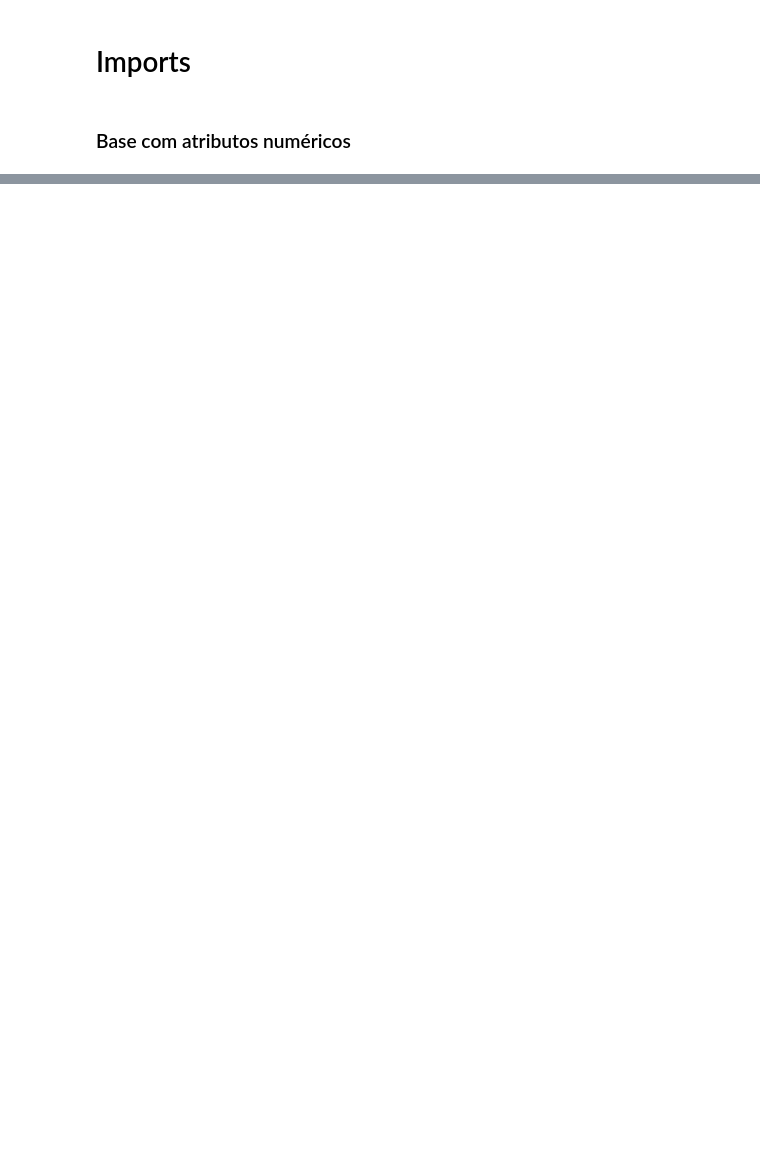
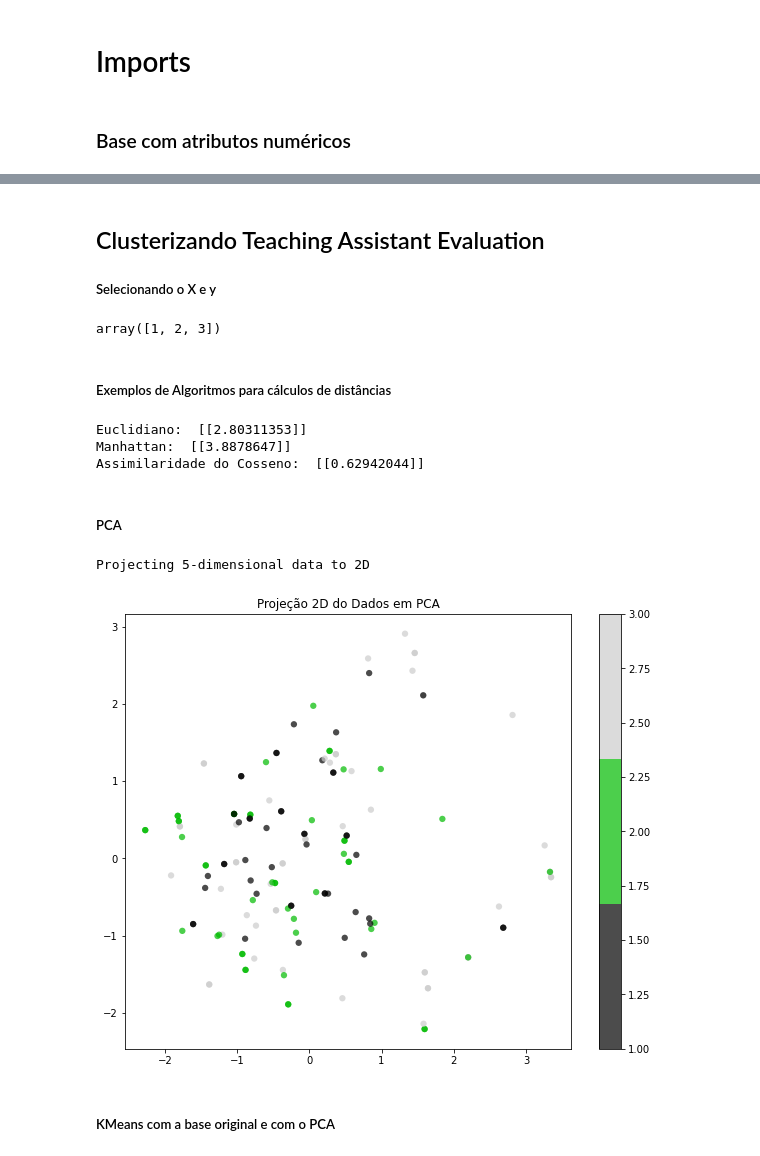
Before and after one commit to clebsonluiz/UAST-2021.1-REC-PAD, a Jupyter notebook: REC-PAD-2021_1 TAE.ipynb, the cells around one changed output, grey strips where cells are left out. Saved outputs shown, nothing was run; the diff lists cells and outputs as text; code cells hidden in the pictures; blank space fills up the shorter version.

```diff
--- a/REC-PAD-2021_1 TAE.ipynb
+++ b/REC-PAD-2021_1 TAE.ipynb
@@ -67,0 +94,7 @@ dtype: object
+# %%
+from sklearn.preprocessing import StandardScaler
+
+tae[atributos] = StandardScaler().fit_transform(tae[atributos])
+#jogo_da_velha = pd.DataFrame(jogo_da_velha)
+
+tae
@@ -67,0 +115,68 @@ dtype: object
+# %% [markdown]
+## Clusterizando Teaching Assistant Evaluation
+##### Selecionando o X e y
+# %%
+# Selecionando o X e o y
+
+
+X = tae.iloc[:, :5].values # Atributos do Data Frame do Pandas
+y = tae.iloc[:, 5:].values # Classes do Data Frame do Pandas
+
+y = np.squeeze(y) # Converter em um unico Array quando usar o dataFrame do Pandas
+
+y_unique = np.unique(y)
+
+# Atualizando o eixo Y
+# for i in range(len(y_unique)):
+#     y = [i if y_unique[i] == e else e for e in y]
+# y = np.array(y)
+
+y_unique # Valores unicos de classes
+# %% [output]
+array([1, 2, 3])
+# %% [markdown]
+##### Exemplos de Algoritmos para cálculos de distâncias
+# %%
+from sklearn.metrics.pairwise import pairwise_distances, cosine_similarity
+
+
+eucl = pairwise_distances(X[0].reshape(1, -1), X[1].reshape(1, -1), 'euclidean')
+
+manh = pairwise_distances(X[0].reshape(1, -1), X[1].reshape(1, -1), 'manhattan')
+
+ass_cos = cosine_similarity(X[0].reshape(1, -1), X[1].reshape(1, -1))
+
+print("Euclidiano: ", eucl)
+print("Manhattan: ", manh)
+print("Assimilaridade do Cosseno: ", ass_cos)
+# %% [output]
+Euclidiano:  [[2.80311353]]
+Manhattan:  [[3.8878647]]
+Assimilaridade do Cosseno:  [[0.62942044]]
+# %% [markdown]
+##### PCA
+# %%
+import matplotlib.pyplot as plt
+from sklearn.decomposition import PCA
+
+pca = PCA(n_components=2)
+X_reduced = pca.fit_transform(X)
+
+print('Projecting %d-dimensional data to 2D' % X.shape[1])
+
+def plot_g(pyplot, title, colors, n_classes):
+    pyplot.scatter(X_reduced[:, 0], X_reduced[:, 1], c=colors,
+             edgecolor='none', alpha=0.7, s=40,
+             cmap=plt.cm.get_cmap('nipy_spectral', n_classes)
+           )
+    pyplot.colorbar()
+    pyplot.title(title)
+
+plt.figure(figsize=(10, 8)) # Tamanho da Figura
+plot_g(plt, 'Projeção 2D do Dados em PCA', y, len(y_unique))
+plt.show()
+# %% [output]
+Projecting 5-dimensional data to 2D
+[figure, added]
+# %% [markdown]
+##### KMeans com a base original e com o PCA
```
Also changed, not shown: parts of 10 cells of this notebook, 4 other files.
